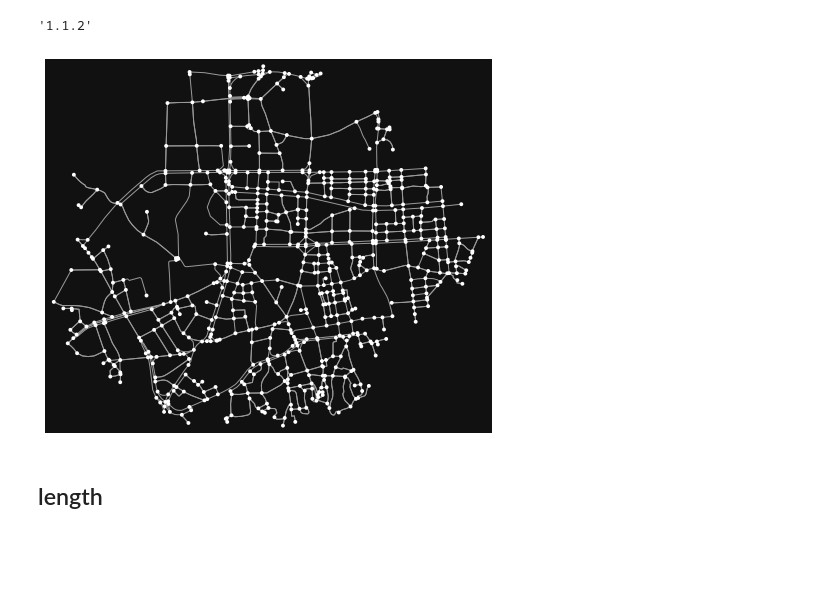
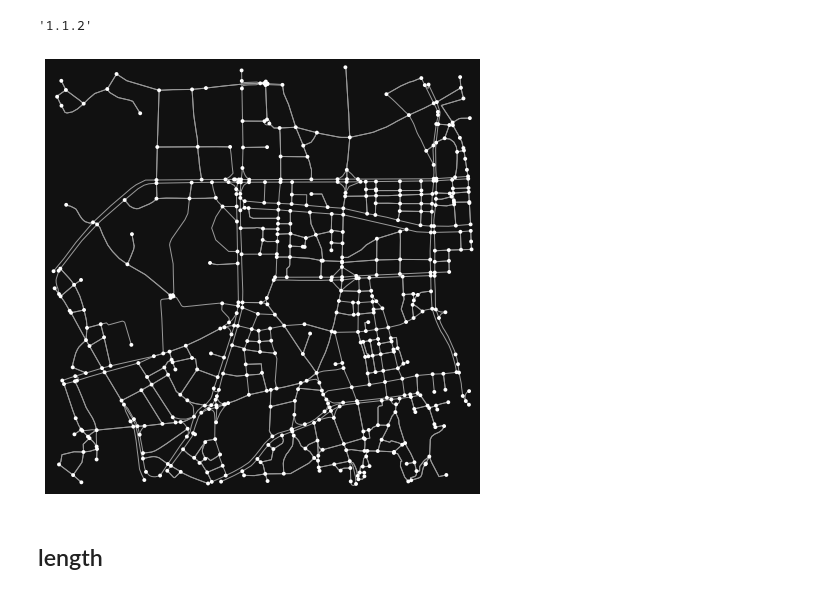
Before and after one commit to w3labkr/ipynb-openstreetmap, a Jupyter notebook: osmnx/shortest_path.ipynb, the cells around one changed output. Cells and saved outputs as stored; diff of their text form; code cells hidden in the pictures; blank space fills up the shorter version.

```diff
--- a/osmnx/shortest_path.ipynb
+++ b/osmnx/shortest_path.ipynb
@@ -14,18 +14,18 @@ ox.__version__
 '1.1.2'
 # %%
 center_point = (37.5661, 126.9783) # (lat, lng) Seoul, South Korea
-dist = 1500
-dist_type = 'network' # "network", "bbox"
+dist = 1000
+dist_type = 'bbox' # "network", "bbox"
 network_type = 'drive' # "all_private", "all", "bike", "drive", "drive_service", "walk"
 
 # Create a graph from OSM within some distance of some (lat, lng) point.
 G1 = ox.graph_from_point(
     center_point,
     dist=dist,
     dist_type=dist_type,
     network_type=network_type)
 
 # Plot a graph.
 fig, ax = ox.plot_graph(G1)
 # %% [output]
-[figure, old version]
+[figure, new version]
```
Also changed, not shown: parts of 5 cells of this notebook.
